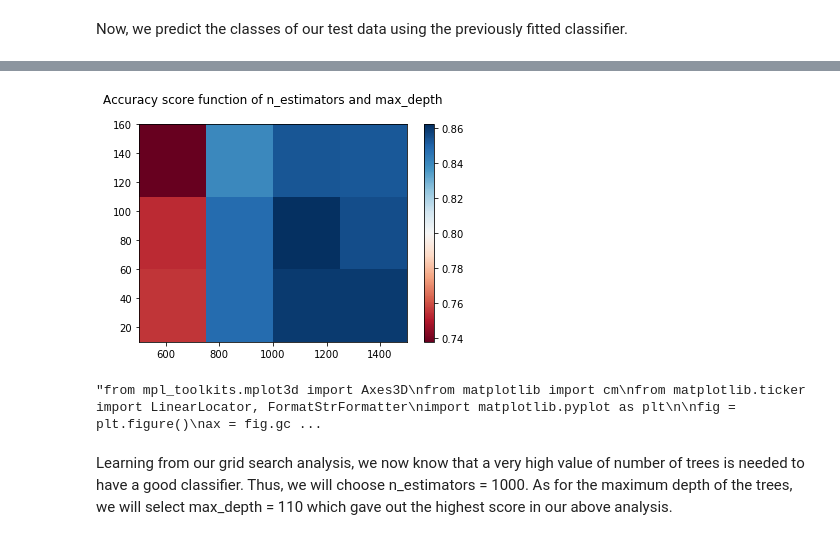
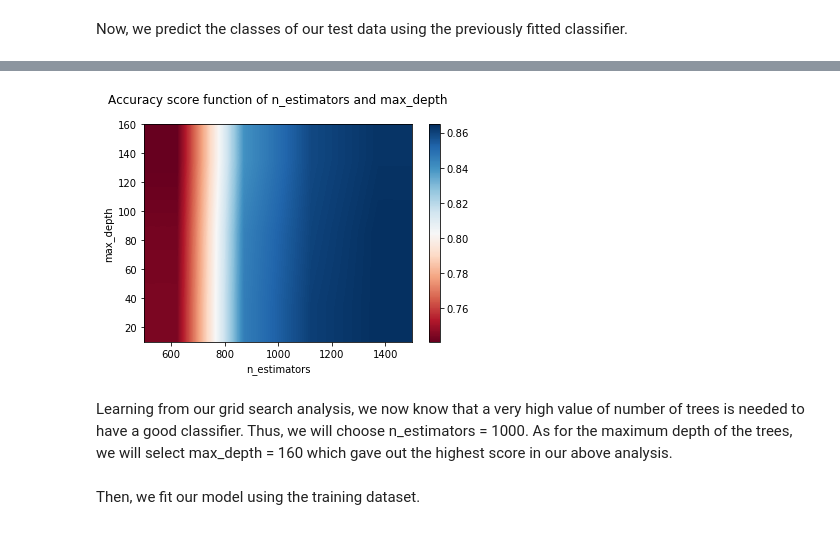
Before and after one commit to Hilefebvre/AppliedDataAnalysis, a Jupyter notebook: ADA2017-Homeworks/04 - Applied ML/hw4.ipynb, the cells around one changed output, grey strips where cells are left out. Saved outputs shown, nothing was run; the diff lists cells and outputs as text; code cells hidden in the pictures.

```diff
--- a/ADA2017-Homeworks/04 - Applied ML/hw4.ipynb
+++ b/ADA2017-Homeworks/04 - Applied ML/hw4.ipynb
@@ -14,7 +14,6 @@ The 20 newsgroups dataset comprises around 18000 newsgroups posts on 20 topics.
 # %%
 from sklearn.datasets import fetch_20newsgroups
-#newsgroups = fetch_20newsgroups(remove=('headers', 'footers', 'quotes'))
-newsgroups = fetch_20newsgroups()
+newsgroups = fetch_20newsgroups(subset='all')
 # %% [markdown]
 **2- Separate the input data from the target data**
 # %%
@@ -102,36 +117,20 @@ Best values for parameters among grid search are:
 # %%
 X,Y = meshgrid(n_estimators_values, max_depth_values)
 Z = scores
-im = imshow(Z,cmap=cm.RdBu,extent=[np.min(n_estimators_values), np.max(n_estimators_values), np.min(max_depth_values), np.max(max_depth_values)],aspect='auto')
+im = imshow(Z,cmap=cm.RdBu,extent=[np.min(n_estimators_values), np.max(n_estimators_values), np.min(max_depth_values), np.max(max_depth_values)],aspect='auto',interpolation='bilinear')
 
 plt.colorbar(im)
 plt.title('Accuracy score function of n_estimators and max_depth\n')
-#plt.axis([np.min(n_estimators_values), np.max(n_estimators_values), np.min(max_depth_values), np.max(max_depth_values)])
+plt.xlabel('n_estimators')
+plt.ylabel('max_depth')
 plt.show()
 # %% [output]
-[figure, old version]
+[figure, new version]
-# %%
-'''from mpl_toolkits.mplot3d import Axes3D
-from matplotlib import cm
-from matplotlib.ticker import LinearLocator, FormatStrFormatter
-import matplotlib.pyplot as plt
-
-fig = plt.figure()
-ax = fig.gca(projection='3d')
-surf = ax.plot_surface(X, Y, Z, rstride=1, cstride=1,
-                      cmap=cm.RdBu,linewidth=0, antialiased=False)
-
-ax.zaxis.set_major_locator(LinearLocator(10))
-ax.zaxis.set_major_formatter(FormatStrFormatter('%.02f'))
-
-fig.colorbar(surf, shrink=0.5, aspect=5)
-
-plt.show()'''
-# %% [output]
-"from mpl_toolkits.mplot3d import Axes3D\nfrom matplotlib import cm\nfrom matplotlib.ticker import LinearLocator, FormatStrFormatter\nimport matplotlib.pyplot as plt\n\nfig = plt.figure()\nax = fig.gc ...
 # %% [markdown]
-Learning from our grid search analysis, we now know that a very high value of number of trees is needed to have a good classifier. Thus, we will choose n_estimators = 1000. As for the maximum depth of the trees, we will select max_depth = 110 which gave out the highest score in our above analysis.
+Learning from our grid search analysis, we now know that a very high value of number of trees is needed to have a good classifier. Thus, we will choose n_estimators = 1000. As for the maximum depth of the trees, we will select max_depth = 160 which gave out the highest score in our above analysis.
 # %%
 final_clf = RandomForestClassifier(n_estimators = best_n_estimators, max_depth = best_max_depth, random_state = 84, n_jobs=-1)
+# %% [markdown]
+Then, we fit our model using the training dataset.
 # %%
 newsgroups_target_te_pred = final_clf.fit(newsgroups_data_tr,newsgroups_target_tr).predict(newsgroups_data_te)
```
Also changed, not shown: parts of 30 cells of this notebook.
